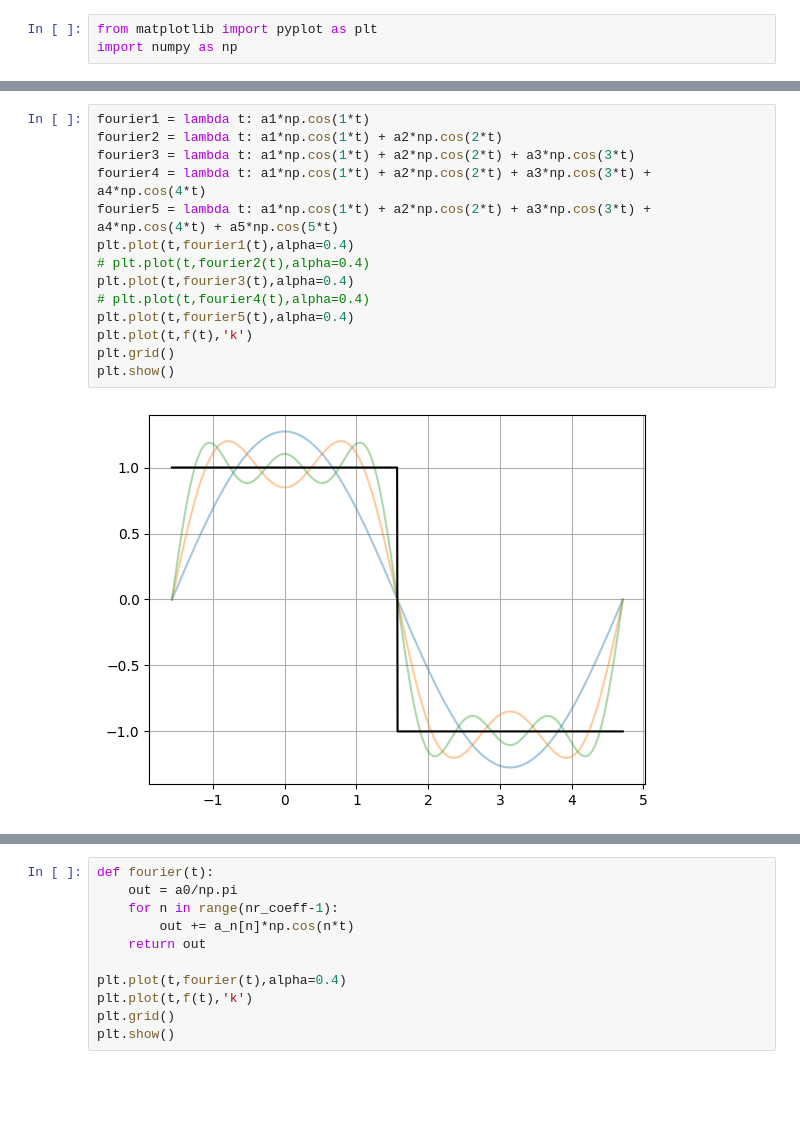
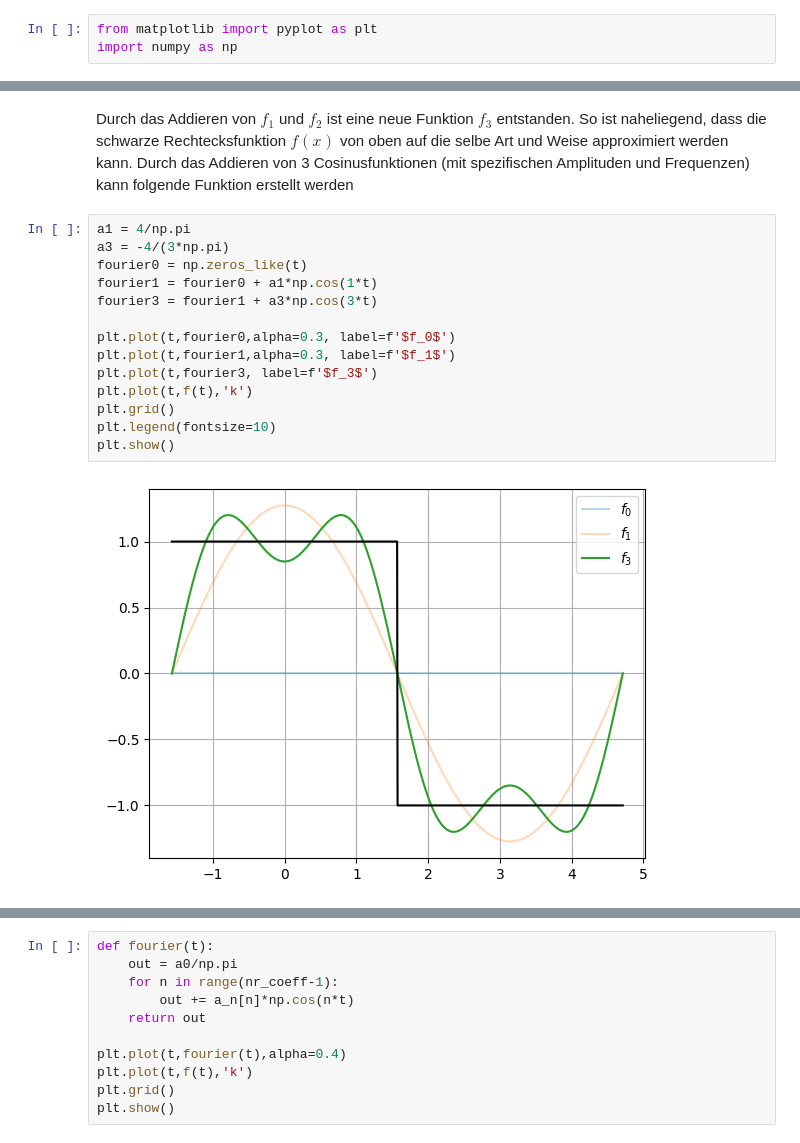
Before and after one commit to tanasr/MMA_ZHAW, a Jupyter notebook: Fourier.ipynb, the cells around one changed output, grey strips where cells are left out. Saved outputs shown, nothing was run; the diff lists cells and outputs as text; blank space fills up the shorter version.

```diff
--- a/Fourier.ipynb
+++ b/Fourier.ipynb
@@ -49,16 +53,18 @@ plt.show()
-# %%
-fourier1 = lambda t: a1*np.cos(1*t)
-fourier2 = lambda t: a1*np.cos(1*t) + a2*np.cos(2*t)
-fourier3 = lambda t: a1*np.cos(1*t) + a2*np.cos(2*t) + a3*np.cos(3*t)
-fourier4 = lambda t: a1*np.cos(1*t) + a2*np.cos(2*t) + a3*np.cos(3*t) + a4*np.cos(4*t)
-fourier5 = lambda t: a1*np.cos(1*t) + a2*np.cos(2*t) + a3*np.cos(3*t) + a4*np.cos(4*t) + a5*np.cos(5*t)
-plt.plot(t,fourier1(t),alpha=0.4)
-# plt.plot(t,fourier2(t),alpha=0.4)
-plt.plot(t,fourier3(t),alpha=0.4)
-# plt.plot(t,fourier4(t),alpha=0.4)
-plt.plot(t,fourier5(t),alpha=0.4)
-plt.plot(t,f(t),'k')
-plt.grid()
-plt.show()
-# %% [output]
-[figure, removed]
+# %% [markdown]
+Durch das Addieren von $f_1$ und $f_2$ ist eine neue Funktion $f_3$ entstanden. So ist naheliegend, dass die schwarze Rechtecksfunktion $f(x)$ von oben auf die selbe Art und Weise approximiert werden kann. Durch das Addieren von 3 Cosinusfunktionen (mit spezifischen Amplituden und Frequenzen) kann folgende Funktion erstellt werden
+# %%
+a1 = 4/np.pi
+a3 = -4/(3*np.pi)
+fourier0 = np.zeros_like(t)
+fourier1 = fourier0 + a1*np.cos(1*t)
+fourier3 = fourier1 + a3*np.cos(3*t)
+
+plt.plot(t,fourier0,alpha=0.3, label=f'$f_0$')
+plt.plot(t,fourier1,alpha=0.3, label=f'$f_1$')
+plt.plot(t,fourier3, label=f'$f_3$')
+plt.plot(t,f(t),'k')
+plt.grid()
+plt.legend(fontsize=10)
+plt.show()
+# %% [output]
+[figure, added]
```
Also changed, not shown: parts of 14 cells of this notebook.
